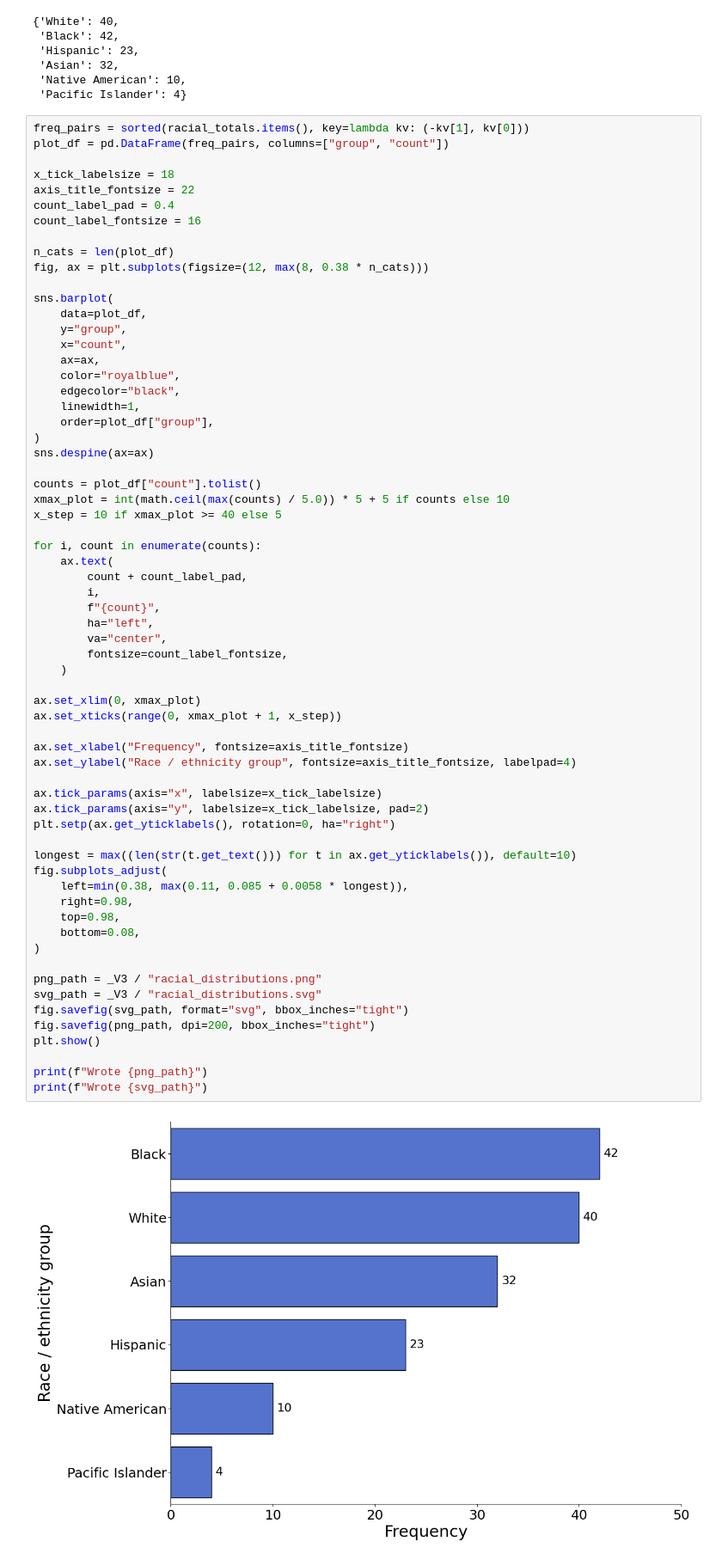
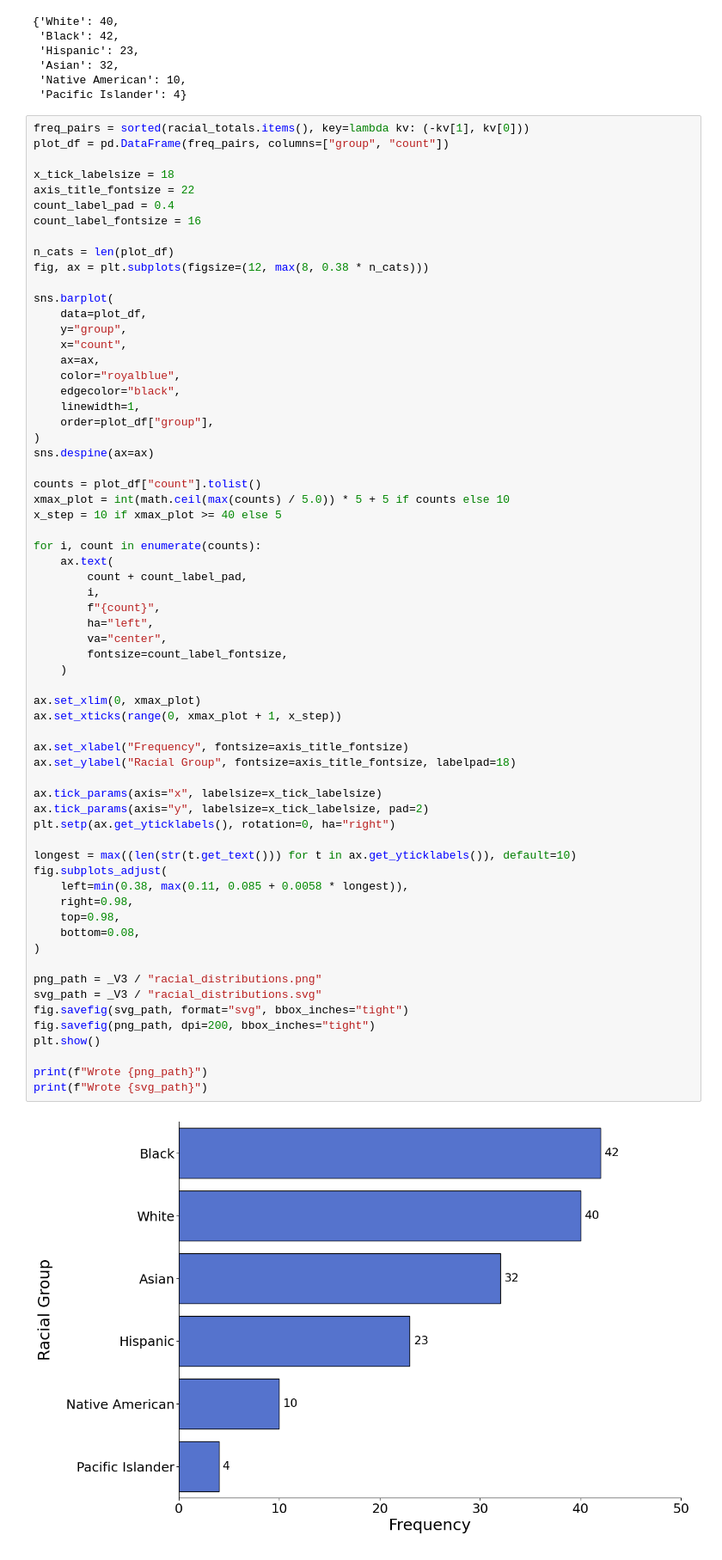
Before and after one commit to Need-a-taco/LLM-Bias, a Jupyter notebook: conclusions/racial_conclusions/v3/racial_distributions.ipynb, the cells around one changed output. Shown at 86% size. Cells and saved outputs as stored; diff of their text form.

```diff
--- a/conclusions/racial_conclusions/v3/racial_distributions.ipynb
+++ b/conclusions/racial_conclusions/v3/racial_distributions.ipynb
@@ -116,34 +116,34 @@ for i, count in enumerate(counts):
         va="center",
         fontsize=count_label_fontsize,
     )
 
 ax.set_xlim(0, xmax_plot)
 ax.set_xticks(range(0, xmax_plot + 1, x_step))
 
 ax.set_xlabel("Frequency", fontsize=axis_title_fontsize)
-ax.set_ylabel("Race / ethnicity group", fontsize=axis_title_fontsize, labelpad=4)
+ax.set_ylabel("Racial Group", fontsize=axis_title_fontsize, labelpad=18)
 
 ax.tick_params(axis="x", labelsize=x_tick_labelsize)
 ax.tick_params(axis="y", labelsize=x_tick_labelsize, pad=2)
 plt.setp(ax.get_yticklabels(), rotation=0, ha="right")
 
 longest = max((len(str(t.get_text())) for t in ax.get_yticklabels()), default=10)
 fig.subplots_adjust(
     left=min(0.38, max(0.11, 0.085 + 0.0058 * longest)),
     right=0.98,
     top=0.98,
     bottom=0.08,
 )
 
 png_path = _V3 / "racial_distributions.png"
 svg_path = _V3 / "racial_distributions.svg"
 fig.savefig(svg_path, format="svg", bbox_inches="tight")
 fig.savefig(png_path, dpi=200, bbox_inches="tight")
 plt.show()
 
 print(f"Wrote {png_path}")
 print(f"Wrote {svg_path}")
 # %% [output]
-[figure, old version]
+[figure, new version]
 Wrote /Users/josh/Desktop/harvard/kempner/viz/conclusions/racial_conclusions/v3/racial_distributions.png
 Wrote /Users/josh/Desktop/harvard/kempner/viz/conclusions/racial_conclusions/v3/racial_distributions.svg
```
Also changed, not shown: 17 other files.
